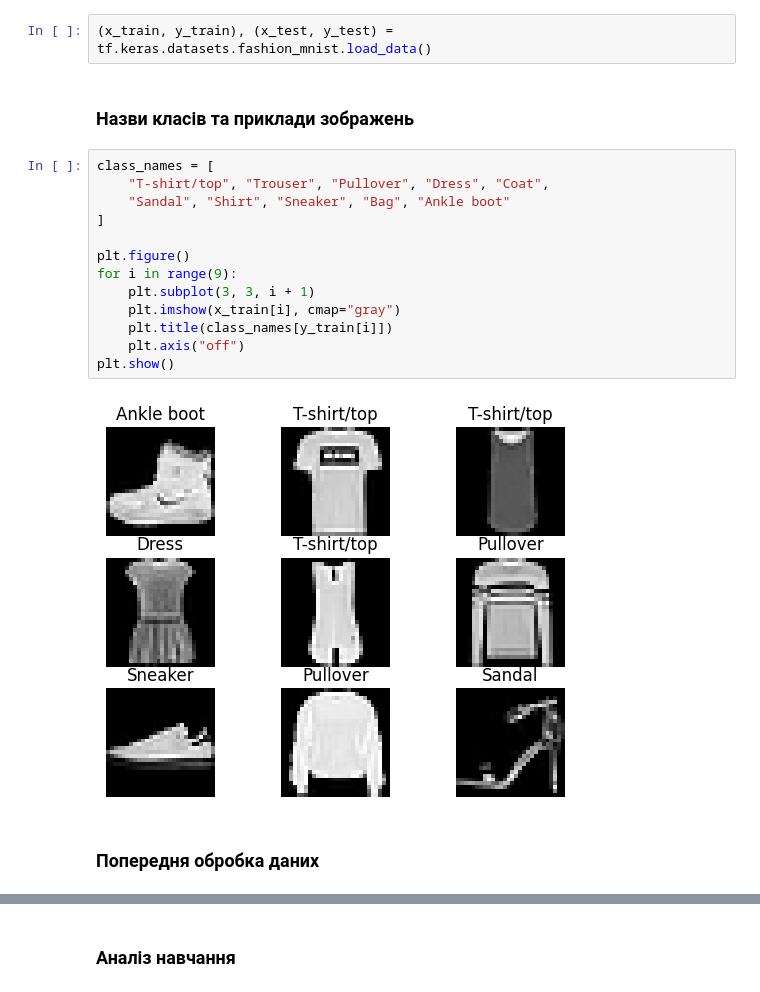
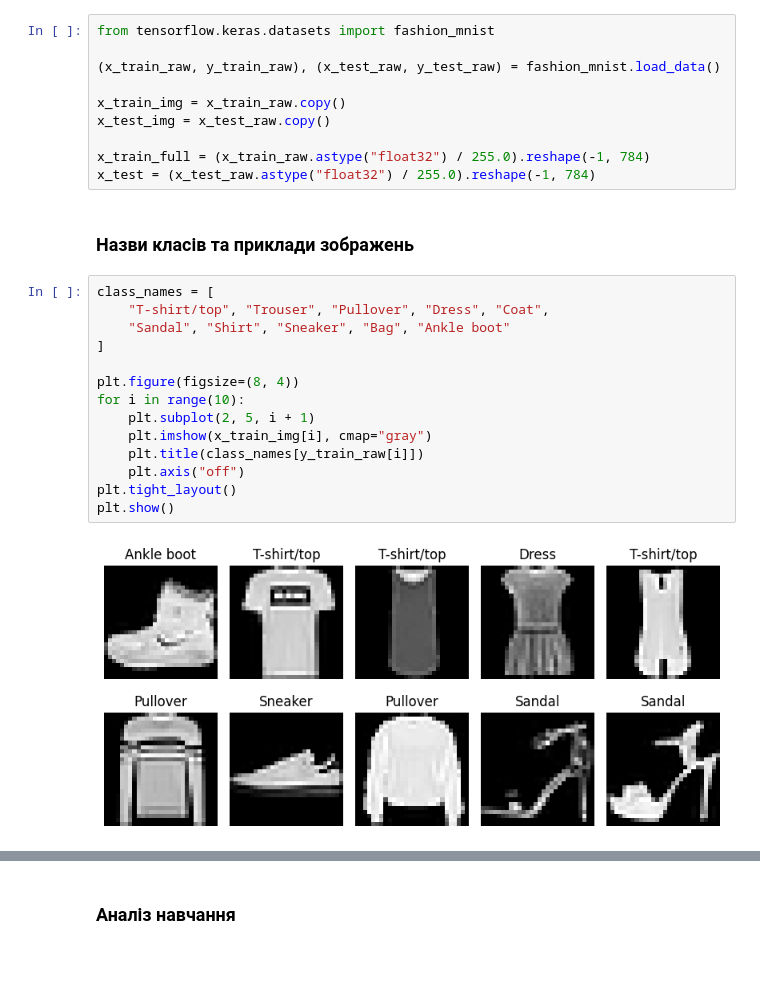
Before and after one commit to YoloNik/goit-ds-hw-12, a Jupyter notebook: HW12.ipynb, the cells around one changed output, grey strips where cells are left out. Saved outputs shown, nothing was run; the diff lists cells and outputs as text; blank space fills up the shorter version.

```diff
--- a/HW12.ipynb
+++ b/HW12.ipynb
@@ -14,21 +16,28 @@ tf.keras.utils.set_random_seed(42)
 # %%
-(x_train, y_train), (x_test, y_test) = tf.keras.datasets.fashion_mnist.load_data()
+from tensorflow.keras.datasets import fashion_mnist
+
+(x_train_raw, y_train_raw), (x_test_raw, y_test_raw) = fashion_mnist.load_data()
+
+x_train_img = x_train_raw.copy()
+x_test_img = x_test_raw.copy()
+
+x_train_full = (x_train_raw.astype("float32") / 255.0).reshape(-1, 784)
+x_test = (x_test_raw.astype("float32") / 255.0).reshape(-1, 784)
 # %% [markdown]
 ### Назви класів та приклади зображень
 # %%
 class_names = [
     "T-shirt/top", "Trouser", "Pullover", "Dress", "Coat",
     "Sandal", "Shirt", "Sneaker", "Bag", "Ankle boot"
 ]
 
-plt.figure()
-for i in range(9):
-    plt.subplot(3, 3, i + 1)
-    plt.imshow(x_train[i], cmap="gray")
-    plt.title(class_names[y_train[i]])
+plt.figure(figsize=(8, 4))
+for i in range(10):
+    plt.subplot(2, 5, i + 1)
+    plt.imshow(x_train_img[i], cmap="gray")
+    plt.title(class_names[y_train_raw[i]])
     plt.axis("off")
+plt.tight_layout()
 plt.show()
 # %% [output]
-[figure, old version]
+[figure, new version]
-# %% [markdown]
-### Попередня обробка даних
```
Also changed, not shown: parts of 30 cells of this notebook.
